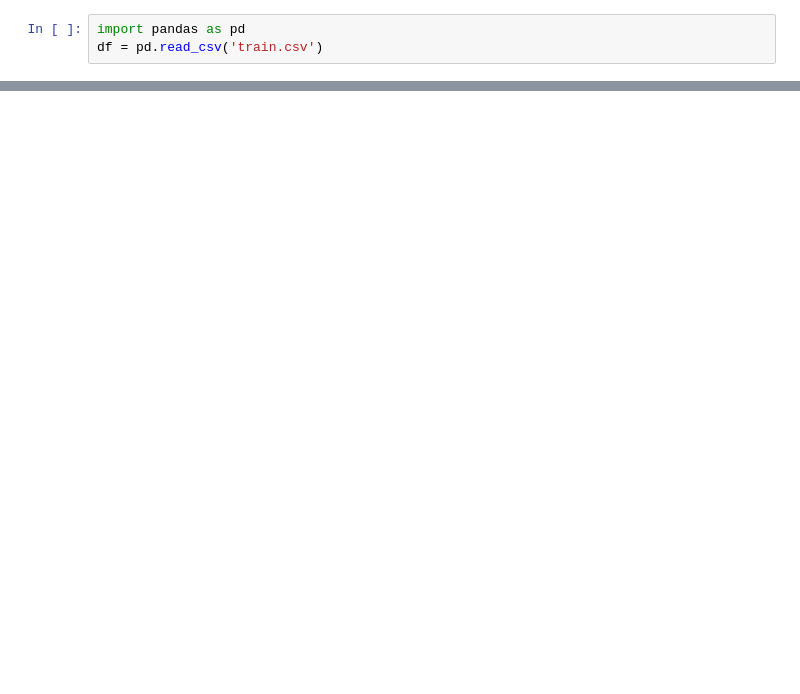
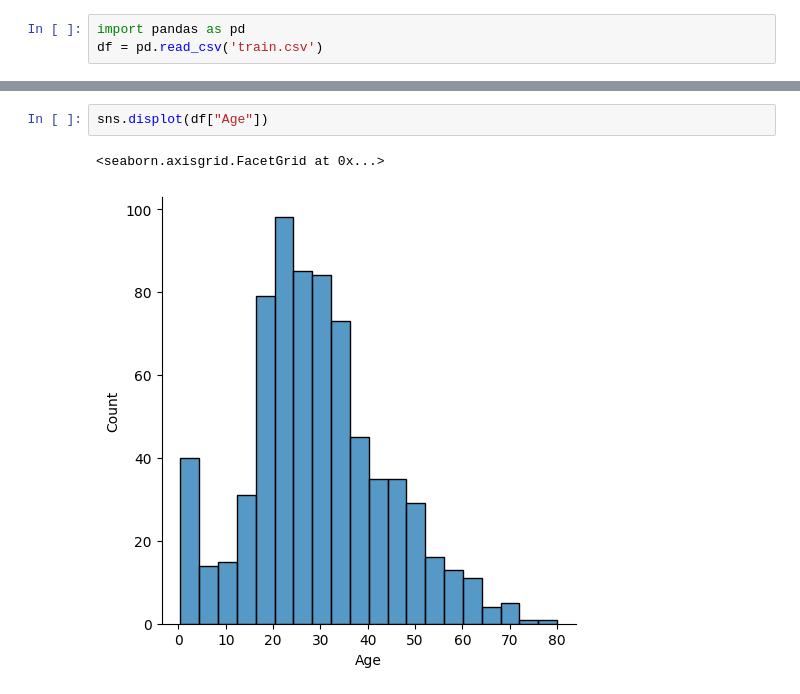
Before and after one commit to jevinn/notebooks, a Jupyter notebook: univariate.ipynb, the cells around one changed output, grey strips where cells are left out. Cells and saved outputs as stored; diff of their text form; blank space fills up the shorter version.

```diff
--- a/univariate.ipynb
+++ b/univariate.ipynb
@@ -12,0 +36,5 @@ df.sample(5)
+# %%
+sns.displot(df["Age"])
+# %% [output]
+<seaborn.axisgrid.FacetGrid at 0x...>
+[figure, added]
```
Also changed, not shown: parts of 8 cells of this notebook.
